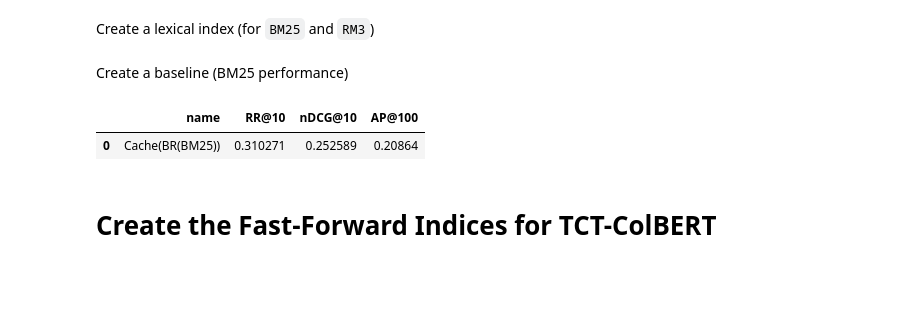
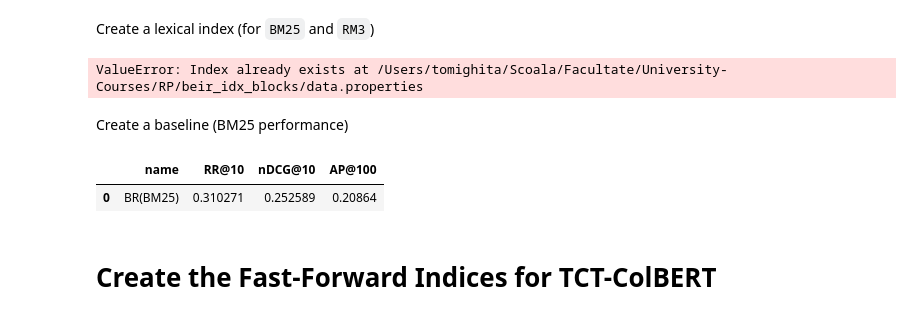
Before and after one commit to tomighita/ir-query-expansion, a Jupyter notebook: 01-experiment.ipynb, the cells around one changed output. Cells and saved outputs as stored; diff of their text form; code cells hidden in the pictures; blank space fills up the shorter version.

```diff
--- a/01-experiment.ipynb
+++ b/01-experiment.ipynb
@@ -43,28 +39,35 @@ Create a lexical index (for `BM25` and `RM3`)
 # %%
 from pathlib import Path
 
-indexer = pt.IterDictIndexer(
-    str(Path.cwd()),  # this will be ignored
-    type=pt.index.IndexingType.MEMORY,
-)
-index_ref = indexer.index(dataset.get_corpus_iter(), fields=["text"])
+idx_path = Path("beir_idx_blocks").absolute()
+
+index_ref = pt.index.IterDictIndexer(
+    str(idx_path),
+    blocks=True,
+    # stopwords=None,
+    # stemmer=None,
+).index(dataset.get_corpus_iter(), fields=["text"])
+# %% [output]
+ValueError: Index already exists at /Users/tomighita/Scoala/Facultate/University-Courses/RP/beir_idx_blocks/data.properties
 # %% [markdown]
 Create a baseline (BM25 performance)
 # %%
 from pyterrier.measures import RR, nDCG, MAP
 
-bm25 = pt.BatchRetrieve(index_ref, wmodel="BM25")
-rm3 = pt.rewrite.RM3(index_ref)
+index = pt.IndexFactory.of(str(idx_path))
+
+bm25 = pt.BatchRetrieve(index, wmodel="BM25")
+rm3 = pt.rewrite.RM3(index)
 testset = pt.get_dataset("irds:beir/fiqa/test")
 pt.Experiment(
-    [~bm25],
+    [bm25],
     testset.get_topics(),
     testset.get_qrels(),
     eval_metrics=[RR @ 10, nDCG @ 10, MAP @ 100],
 )
 # %% [output]
 |  | name | RR@10 | nDCG@10 | AP@100 |
-| 0 | Cache(BR(BM25)) | 0.310271 | 0.252589 | 0.20864 |
+| 0 | BR(BM25) | 0.310271 | 0.252589 | 0.20864 |
 # %% [markdown]
 # Create the Fast-Forward Indices for TCT-ColBERT
 # %% [markdown]
```
Also changed, not shown: parts of 9 cells of this notebook, 3 other files.
